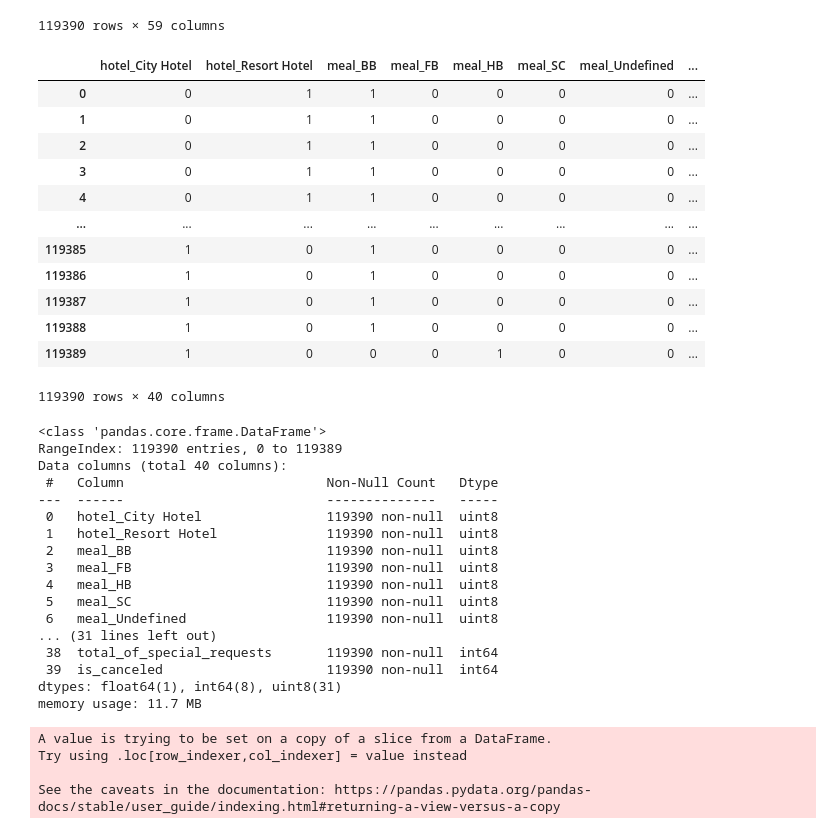
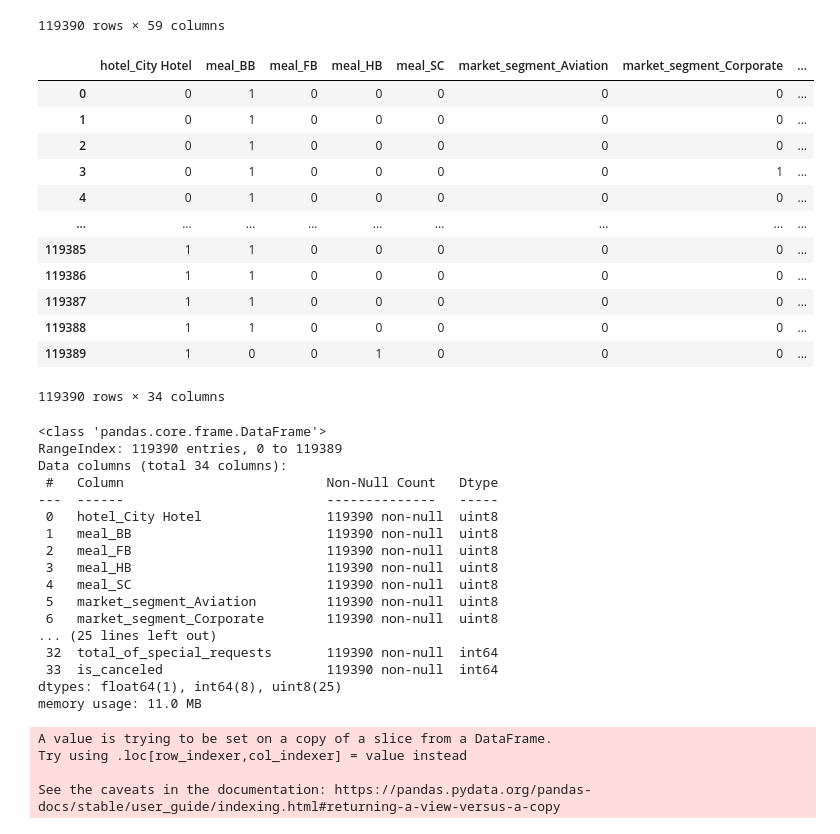
Before and after one commit to angelaloyola/Phase-5-Project, a Jupyter notebook: index.ipynb, the cells around one changed output. Drawn from its saved outputs; the diff is of its cells as text; code cells hidden in the pictures.

```diff
--- a/index.ipynb
+++ b/index.ipynb
@@ -206,61 +207,60 @@ df_dummies
 | 119389 | 0 | 205 | 2017 | August | 35 | ... |
 119390 rows × 59 columns
 # %%
-selected_columns = ['hotel_City Hotel', 'hotel_Resort Hotel',
-       'meal_BB', 'meal_FB', 'meal_HB', 'meal_SC', 'meal_Undefined',
-       'market_segment_Aviation', 'market_segment_Complementary',
+selected_columns = ['hotel_City Hotel',
+       'meal_BB', 'meal_FB', 'meal_HB', 'meal_SC',
+       'market_segment_Aviation',
        'market_segment_Corporate', 'market_segment_Direct',
        'market_segment_Groups', 'market_segment_Offline TA/TO',
        'market_segment_Online TA',
        'distribution_channel_Corporate', 'distribution_channel_Direct',
-       'distribution_channel_GDS', 'distribution_channel_TA/TO',
+       'distribution_channel_GDS',
        'reserved_room_type_A',
        'reserved_room_type_B', 'reserved_room_type_C', 'reserved_room_type_D',
        'reserved_room_type_E', 'reserved_room_type_F', 'reserved_room_type_G',
-       'reserved_room_type_H', 'reserved_room_type_L', 'reserved_room_type_P',
-       'deposit_type_No Deposit', 'deposit_type_Non Refund',
+       'reserved_room_type_H', 'reserved_room_type_L',
+       'deposit_type_No Deposit',
        'deposit_type_Refundable','stays_in_weekend_nights', 'adults', 'children',
                      'babies', 'is_repeated_guest', 'previous_cancellations',
                      'booking_changes', 'total_of_special_requests', 'is_canceled']
 
 subset_df = df_dummies[selected_columns]
 
-# Display the resulting subset DataFrame
 subset_df
 # %% [output]
-|  | hotel_City Hotel | hotel_Resort Hotel | meal_BB | meal_FB | meal_HB | meal_SC | meal_Undefined | ... |
-| 0 | 0 | 1 | 1 | 0 | 0 | 0 | 0 | ... |
-| 1 | 0 | 1 | 1 | 0 | 0 | 0 | 0 | ... |
-| 2 | 0 | 1 | 1 | 0 | 0 | 0 | 0 | ... |
-| 3 | 0 | 1 | 1 | 0 | 0 | 0 | 0 | ... |
-| 4 | 0 | 1 | 1 | 0 | 0 | 0 | 0 | ... |
+|  | hotel_City Hotel | meal_BB | meal_FB | meal_HB | meal_SC | market_segment_Aviation | market_segment_Corporate | ... |
+| 0 | 0 | 1 | 0 | 0 | 0 | 0 | 0 | ... |
+| 1 | 0 | 1 | 0 | 0 | 0 | 0 | 0 | ... |
+| 2 | 0 | 1 | 0 | 0 | 0 | 0 | 0 | ... |
+| 3 | 0 | 1 | 0 | 0 | 0 | 0 | 1 | ... |
+| 4 | 0 | 1 | 0 | 0 | 0 | 0 | 0 | ... |
 | ... | ... | ... | ... | ... | ... | ... | ... | ... |
-| 119385 | 1 | 0 | 1 | 0 | 0 | 0 | 0 | ... |
-| 119386 | 1 | 0 | 1 | 0 | 0 | 0 | 0 | ... |
-| 119387 | 1 | 0 | 1 | 0 | 0 | 0 | 0 | ... |
-| 119388 | 1 | 0 | 1 | 0 | 0 | 0 | 0 | ... |
-| 119389 | 1 | 0 | 0 | 0 | 1 | 0 | 0 | ... |
+| 119385 | 1 | 1 | 0 | 0 | 0 | 0 | 0 | ... |
+| 119386 | 1 | 1 | 0 | 0 | 0 | 0 | 0 | ... |
+| 119387 | 1 | 1 | 0 | 0 | 0 | 0 | 0 | ... |
+| 119388 | 1 | 1 | 0 | 0 | 0 | 0 | 0 | ... |
+| 119389 | 1 | 0 | 0 | 1 | 0 | 0 | 0 | ... |
-119390 rows × 40 columns
+119390 rows × 34 columns
 # %%
 subset_df.info()
 # %% [output]
 <class 'pandas.core.frame.DataFrame'>
 RangeIndex: 119390 entries, 0 to 119389
-Data columns (total 40 columns):
+Data columns (total 34 columns):
  #   Column                          Non-Null Count   Dtype
 ---  ------                          --------------   -----
  0   hotel_City Hotel                119390 non-null  uint8
- 1   hotel_Resort Hotel              119390 non-null  uint8
- 2   meal_BB                         119390 non-null  uint8
- 3   meal_FB                         119390 non-null  uint8
- 4   meal_HB                         119390 non-null  uint8
- 5   meal_SC                         119390 non-null  uint8
- 6   meal_Undefined                  119390 non-null  uint8
-... (31 lines left out)
- 38  total_of_special_requests       119390 non-null  int64
- 39  is_canceled                     119390 non-null  int64
-dtypes: float64(1), int64(8), uint8(31)
-memory usage: 11.7 MB
+ 1   meal_BB                         119390 non-null  uint8
+ 2   meal_FB                         119390 non-null  uint8
+ 3   meal_HB                         119390 non-null  uint8
+ 4   meal_SC                         119390 non-null  uint8
+ 5   market_segment_Aviation         119390 non-null  uint8
+ 6   market_segment_Corporate        119390 non-null  uint8
+... (25 lines left out)
+ 32  total_of_special_requests       119390 non-null  int64
+ 33  is_canceled                     119390 non-null  int64
+dtypes: float64(1), int64(8), uint8(25)
+memory usage: 11.0 MB
 # %%
 subset_df =subset_df.dropna()
 # %%
```
Also changed, not shown: parts of 27 cells of this notebook.
